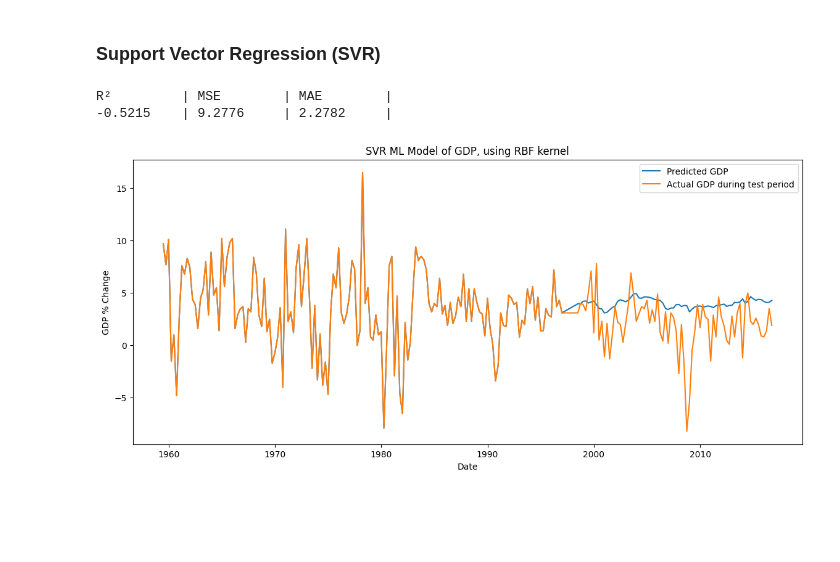
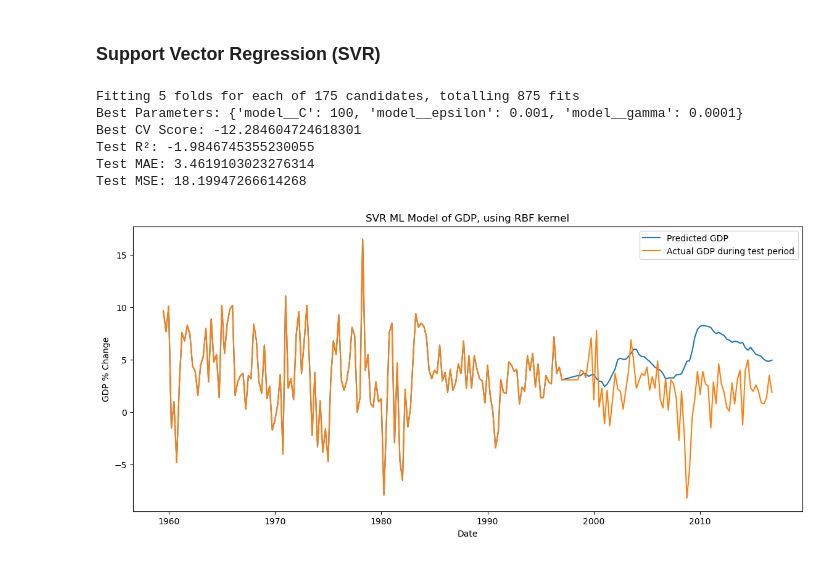
Before and after one commit to fraser2763/AI4-CW2, a Jupyter notebook: SVR_Model.ipynb, the cells around one changed output. Saved outputs shown, nothing was run; the diff lists cells and outputs as text; code cells hidden in the pictures; blank space fills up the shorter version.

```diff
--- a/SVR_Model.ipynb
+++ b/SVR_Model.ipynb
@@ -157,35 +157,68 @@ dtype: float64
 # %%
 from sklearn.svm import SVR
 
+
+# Time-series aware split
+tscv = TimeSeriesSplit(n_splits=5)
+
+# Base pipeline
 svr_pipe = Pipeline([
     ("scaler", StandardScaler()),
-    ("model", SVR(kernel='rbf'))
+    ("model", SVR(kernel="rbf"))
 ])
 
-svr_pipe.fit(X_train, y_train)
-gdp_pred = svr_pipe.predict(X_test)
+# Hyperparameter search space
+param_grid = {
+    "model__C": [100, 500, 1000, 5000, 20000],
+    "model__gamma": [0.1, 0.05, 0.01, 0.005, 0.001, 0.0005, 0.0001],
+    "model__epsilon": [0.1, 0.05, 0.01, 0.005, 0.001]
+}
 
-r2 = r2_score(y_test, gdp_pred)
-MSe = mean_squared_error(y_test, gdp_pred)
-MAe = mean_absolute_error(y_test, gdp_pred)
+grid = GridSearchCV(
+    svr_pipe,
+    param_grid,
+    cv=tscv,
+    scoring="neg_mean_squared_error",
+    verbose=2,
+    n_jobs=-1
+)
 
-print(f"{'R²':<10} | {'MSE':<10} | {'MAE':<10} |")
+# Fit the model
+grid.fit(X_train, y_train)
 
-print(
-        f"{r2:<10.4f} | "
-        f"{MSe:<10.4f} | "
-        f"{MAe:<10.4f} | "
-    )
+print("Best Parameters:", grid.best_params_)
+print("Best CV Score:", grid.best_score_)
+
+# Best model
+best_model = grid.best_estimator_
+
+# Predictions
+gdp_pred = best_model.predict(X_test)
+
+# Metrics
+print("Test R²:", r2_score(y_test, gdp_pred))
+print("Test MAE:", mean_absolute_error(y_test, gdp_pred))
+print("Test MSE:", mean_squared_error(y_test, gdp_pred))
 
 plt.figure(figsize=(14, 6))
-plt.plot(pd.concat([X_train, X_test]).index, np.concatenate([y_train['Real GDP (Percent Change)'], gdp_pred]), label="Predicted GDP")
-plt.plot(pd.concat([X_train, X_test]).index, pd.concat([y_train, y_test]), label="Actual GDP during test period")
+plt.plot(pd.concat([X_train, X_test]).index,
+         np.concatenate([y_train['Real GDP (Percent Change)'], gdp_pred]),
+         label="Predicted GDP")
+
+plt.plot(pd.concat([X_train, X_test]).index,
+         pd.concat([y_train, y_test]),
+         label="Actual GDP during test period")
+
 plt.legend()
 plt.title("SVR ML Model of GDP, using RBF kernel")
 plt.xlabel("Date")
 plt.ylabel("GDP % Change")
 plt.show()
 # %% [output]
-R²         | MSE        | MAE        |
--0.5215    | 9.2776     | 2.2782     |
+Fitting 5 folds for each of 175 candidates, totalling 875 fits
+Best Parameters: {'model__C': 100, 'model__epsilon': 0.001, 'model__gamma': 0.0001}
+Best CV Score: -12.284604724618301
+Test R²: -1.9846745355230055
+Test MAE: 3.4619103023276314
+Test MSE: 18.19947266614268
-[figure, old version]
+[figure, new version]
```
Also changed, not shown: parts of 1 cell of this notebook.
